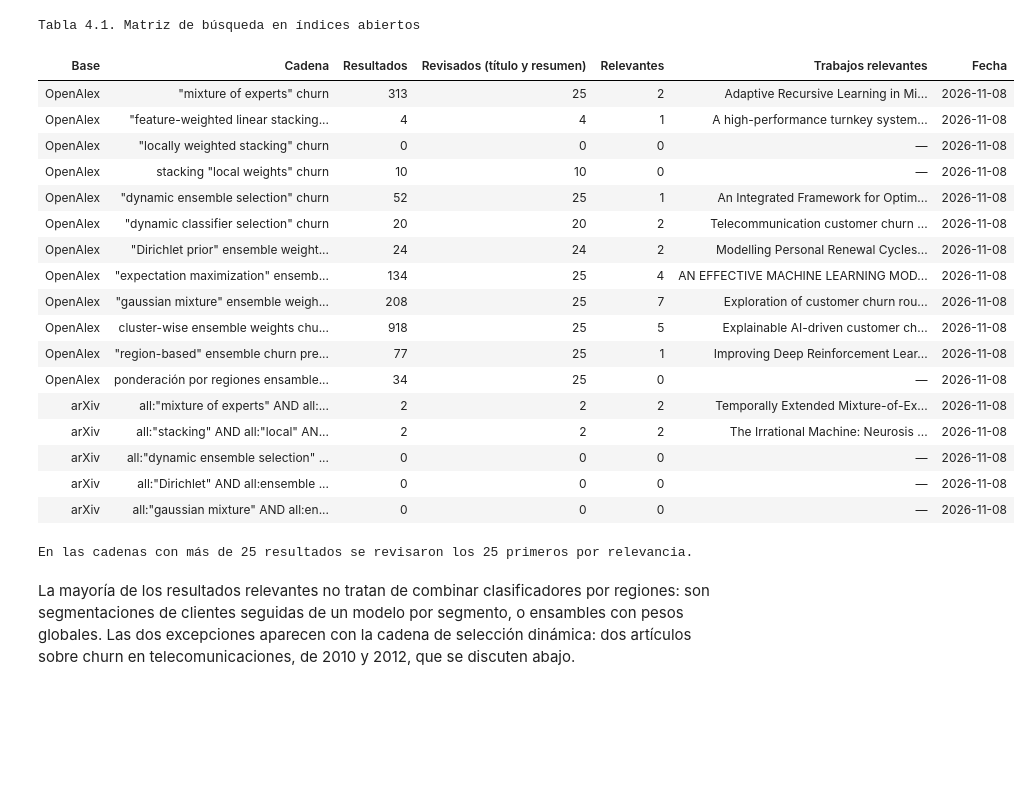
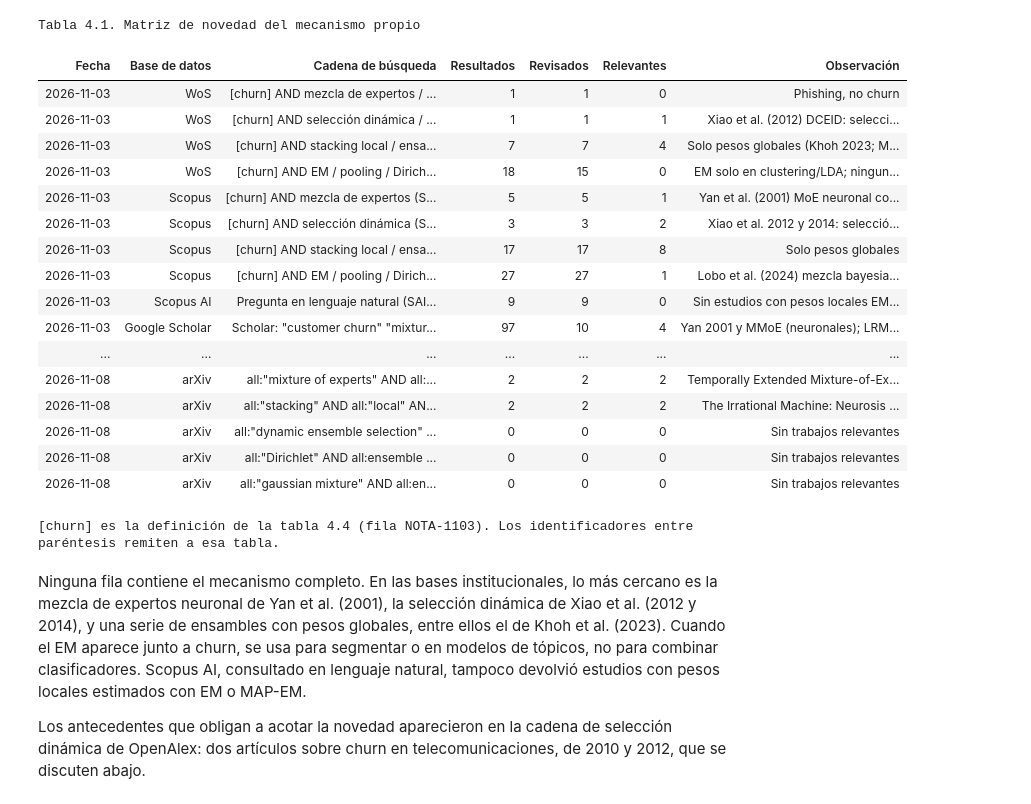
Before and after one commit to Nataly-Cardenas/Telco_Churn_JBook, a Jupyter notebook: 04_literatura.ipynb, the cells around one changed output. Drawn from its saved outputs; the diff is of its cells as text; code cells hidden in the pictures; blank space fills up the shorter version.

Commit message:
Capítulo 4: matriz de novedad y registro de búsquedas reales
Co-Authored-By: Claude Opus 5.5 <noreply@anthropic.com>

```diff
--- a/04_literatura.ipynb
+++ b/04_literatura.ipynb
@@ -21,41 +26,50 @@ mencionan clústeres, regiones, compuertas, EM o Dirichlet.
 # %%
-# Matriz de búsqueda en índices abiertos (OpenAlex y arXiv, 2026-11-08)
+# Matriz de novedad del modelo propio: registro institucional (2026-11-03) e índices abiertos (2026-11-08)
 import sys
 from pathlib import Path
 import pandas as pd
 ROOT = Path.cwd(); sys.path.insert(0, str(ROOT))
 from src.presentacion import tabla
 LIT = ROOT / "experiments" / "literatura"
-M = pd.read_csv(LIT / "matriz_busqueda_abierta.csv")
-tabla(pd.DataFrame({"Base": M.base, "Cadena": M.cadena, "Resultados": M.resultados, "Revisados (título y resumen)": M.revisados,
-                    "Relevantes": M.candidatos, "Trabajos relevantes": M.titulos_candidatos.fillna("—").str.replace(" | ", "; ", regex=False),
-                    "Fecha": M.fecha}),
-      "Tabla 4.1. Matriz de búsqueda en índices abiertos", decimales=0,
-      nota="En las cadenas con más de 25 resultados se revisaron los 25 primeros por relevancia.")
+leer = lambda n: pd.read_csv(LIT / n, dtype=str, keep_default_na=False)   # los conteos se muestran tal como se registraron
+
+N = leer("matriz_novedad.csv")
+PROPIO = N[N["Modelo candidato"].str.contains("propio") & (N["Base de datos"] != "Declaración")]
+A = leer("matriz_busqueda_abierta.csv")
+filas = pd.concat([
+    PROPIO[["Fecha", "Base de datos", "Cadena de búsqueda", "Resultados", "Revisados", "Relevantes", "Observación"]],
+    pd.DataFrame({"Fecha": A.fecha, "Base de datos": A.base, "Cadena de búsqueda": A.cadena, "Resultados": A.resultados, "Revisados": A.revisados,
+                  "Relevantes": A.candidatos, "Observación": A.titulos_candidatos.replace("", "Sin trabajos relevantes").str.replace(" | ", "; ", regex=False)})])
+tabla(filas, "Tabla 4.1. Matriz de novedad del mecanismo propio", decimales=0,
+      nota="[churn] es la definición de la tabla 4.4 (fila NOTA-1103). Los identificadores entre paréntesis remiten a esa tabla.")
 # %% [output]
-Tabla 4.1. Matriz de búsqueda en índices abiertos
+Tabla 4.1. Matriz de novedad del mecanismo propio
-| Base | Cadena | Resultados | Revisados (título y resumen) | Relevantes | Trabajos relevantes | Fecha |
-| OpenAlex | "mixture of experts" churn | 313 | 25 | 2 | Adaptive Recursive Learning in Mi... | 2026-11-08 |
-| OpenAlex | "feature-weighted linear stacking... | 4 | 4 | 1 | A high-performance turnkey system... | 2026-11-08 |
-| OpenAlex | "locally weighted stacking" churn | 0 | 0 | 0 | — | 2026-11-08 |
-| OpenAlex | stacking "local weights" churn | 10 | 10 | 0 | — | 2026-11-08 |
-| OpenAlex | "dynamic ensemble selection" churn | 52 | 25 | 1 | An Integrated Framework for Optim... | 2026-11-08 |
-| OpenAlex | "dynamic classifier selection" churn | 20 | 20 | 2 | Telecommunication customer churn ... | 2026-11-08 |
-| OpenAlex | "Dirichlet prior" ensemble weight... | 24 | 24 | 2 | Modelling Personal Renewal Cycles... | 2026-11-08 |
-| OpenAlex | "expectation maximization" ensemb... | 134 | 25 | 4 | AN EFFECTIVE MACHINE LEARNING MOD... | 2026-11-08 |
-| OpenAlex | "gaussian mixture" ensemble weigh... | 208 | 25 | 7 | Exploration of customer churn rou... | 2026-11-08 |
-| OpenAlex | cluster-wise ensemble weights chu... | 918 | 25 | 5 | Explainable AI-driven customer ch... | 2026-11-08 |
-| OpenAlex | "region-based" ensemble churn pre... | 77 | 25 | 1 | Improving Deep Reinforcement Lear... | 2026-11-08 |
-| OpenAlex | ponderación por regiones ensamble... | 34 | 25 | 0 | — | 2026-11-08 |
-| arXiv | all:"mixture of experts" AND all:... | 2 | 2 | 2 | Temporally Extended Mixture-of-Ex... | 2026-11-08 |
-| arXiv | all:"stacking" AND all:"local" AN... | 2 | 2 | 2 | The Irrational Machine: Neurosis ... | 2026-11-08 |
-| arXiv | all:"dynamic ensemble selection" ... | 0 | 0 | 0 | — | 2026-11-08 |
-| arXiv | all:"Dirichlet" AND all:ensemble ... | 0 | 0 | 0 | — | 2026-11-08 |
-| arXiv | all:"gaussian mixture" AND all:en... | 0 | 0 | 0 | — | 2026-11-08 |
+| Fecha | Base de datos | Cadena de búsqueda | Resultados | Revisados | Relevantes | Observación |
+| 2026-11-03 | WoS | [churn] AND mezcla de expertos / ... | 1 | 1 | 0 | Phishing, no churn |
+| 2026-11-03 | WoS | [churn] AND selección dinámica / ... | 1 | 1 | 1 | Xiao et al. (2012) DCEID: selecci... |
+| 2026-11-03 | WoS | [churn] AND stacking local / ensa... | 7 | 7 | 4 | Solo pesos globales (Khoh 2023; M... |
+| 2026-11-03 | WoS | [churn] AND EM / pooling / Dirich... | 18 | 15 | 0 | EM solo en clustering/LDA; ningun... |
+| 2026-11-03 | Scopus | [churn] AND mezcla de expertos (S... | 5 | 5 | 1 | Yan et al. (2001) MoE neuronal co... |
+| 2026-11-03 | Scopus | [churn] AND selección dinámica (S... | 3 | 3 | 2 | Xiao et al. 2012 y 2014: selecció... |
+| 2026-11-03 | Scopus | [churn] AND stacking local / ensa... | 17 | 17 | 8 | Solo pesos globales |
+| 2026-11-03 | Scopus | [churn] AND EM / pooling / Dirich... | 27 | 27 | 1 | Lobo et al. (2024) mezcla bayesia... |
+| 2026-11-03 | Scopus AI | Pregunta en lenguaje natural (SAI... | 9 | 9 | 0 | Sin estudios con pesos locales EM... |
+| 2026-11-03 | Google Scholar | Scholar: "customer churn" "mixtur... | 97 | 10 | 4 | Yan 2001 y MMoE (neuronales); LRM... |
+| ... | ... | ... | ... | ... | ... | ... |
+| 2026-11-08 | arXiv | all:"mixture of experts" AND all:... | 2 | 2 | 2 | Temporally Extended Mixture-of-Ex... |
+| 2026-11-08 | arXiv | all:"stacking" AND all:"local" AN... | 2 | 2 | 2 | The Irrational Machine: Neurosis ... |
+| 2026-11-08 | arXiv | all:"dynamic ensemble selection" ... | 0 | 0 | 0 | Sin trabajos relevantes |
+| 2026-11-08 | arXiv | all:"Dirichlet" AND all:ensemble ... | 0 | 0 | 0 | Sin trabajos relevantes |
+| 2026-11-08 | arXiv | all:"gaussian mixture" AND all:en... | 0 | 0 | 0 | Sin trabajos relevantes |
-En las cadenas con más de 25 resultados se revisaron los 25 primeros por relevancia.
+[churn] es la definición de la tabla 4.4 (fila NOTA-1103). Los identificadores entre paréntesis remiten a esa tabla.
-# %% [markdown]
-La mayoría de los resultados relevantes no tratan de combinar clasificadores por regiones: son segmentaciones de
-clientes seguidas de un modelo por segmento, o ensambles con pesos globales. Las dos excepciones aparecen con la cadena
-de selección dinámica: dos artículos sobre churn en telecomunicaciones, de 2010 y 2012, que se discuten abajo.
+# %% [markdown]
+Ninguna fila contiene el mecanismo completo. En las bases institucionales, lo más cercano es la mezcla de expertos neuronal de
+Yan et al. (2001), la selección dinámica de Xiao et al. (2012 y 2014), y una serie de ensambles con pesos globales, entre
+ellos el de Khoh et al. (2023). Cuando el EM aparece junto a churn, se usa para segmentar o en modelos de tópicos, no para
+combinar clasificadores. Scopus AI, consultado en lenguaje natural, tampoco devolvió estudios con pesos locales estimados
+con EM o MAP-EM.
+
+Los antecedentes que obligan a acotar la novedad aparecieron en la cadena de selección dinámica de OpenAlex: dos artículos
+sobre churn en telecomunicaciones, de 2010 y 2012, que se discuten abajo.
 # %%
 # Búsqueda por citación desde los trabajos semilla
```
Also changed, not shown: parts of 5 cells of this notebook, 8 other files.
